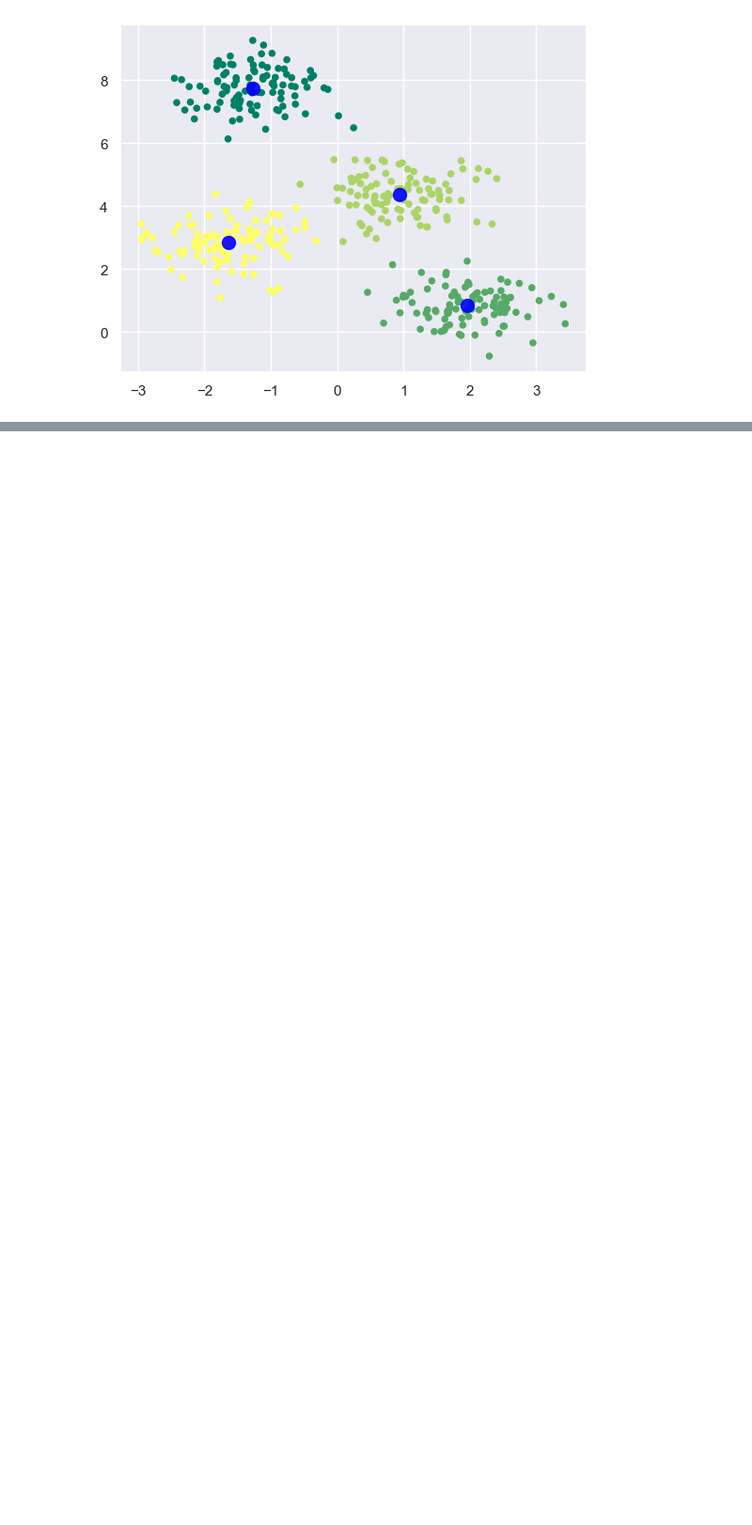
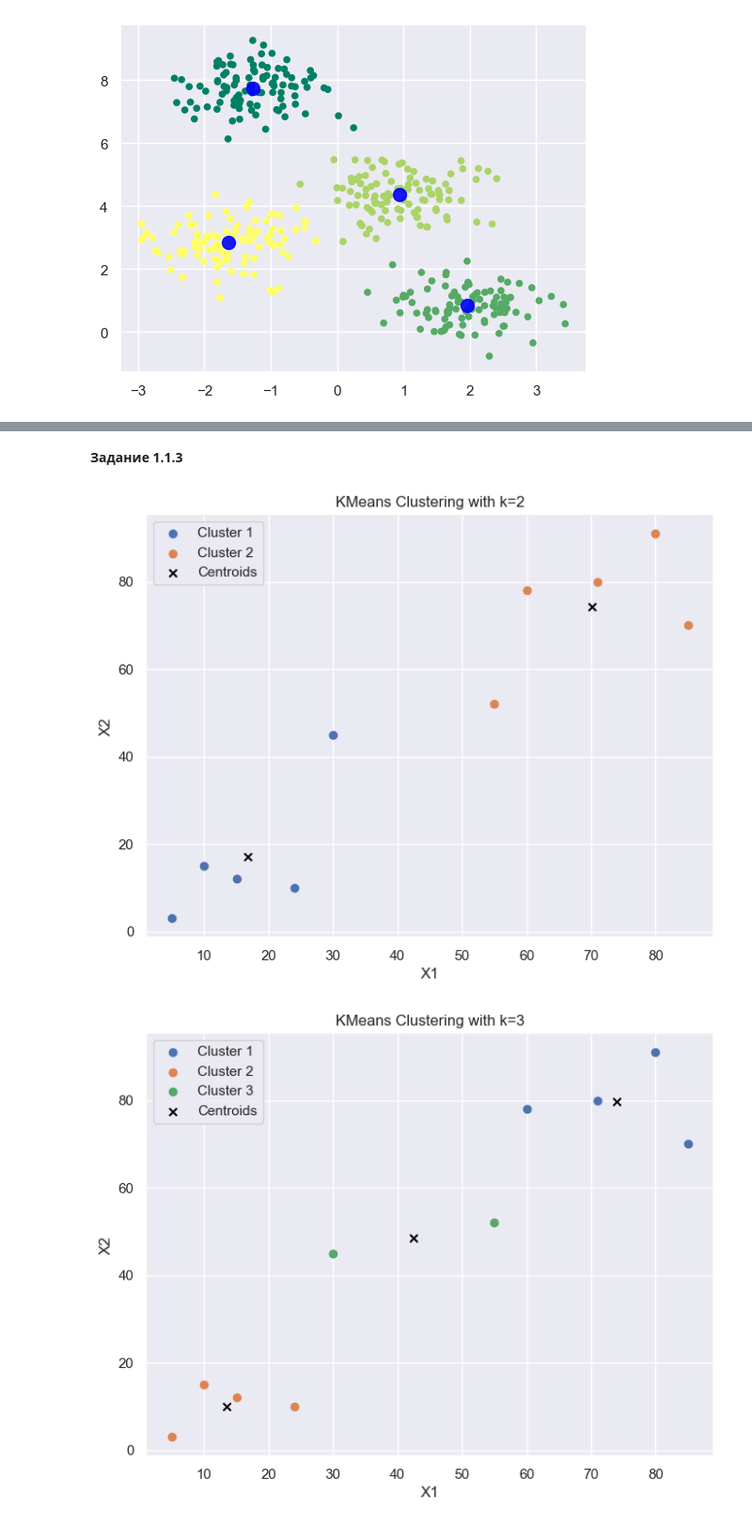
Before and after one commit to ivalukyan/workbook-ml, a Jupyter notebook: src/Workbook8_Lukyanov_I.ipynb, the cells around one changed output, grey strips where cells are left out. Shown at 94% size. Drawn from its saved outputs; the diff is of its cells as text; code cells hidden in the pictures; blank space fills up the shorter version.

```diff
--- a/src/Workbook8_Lukyanov_I.ipynb
+++ b/src/Workbook8_Lukyanov_I.ipynb
@@ -39,0 +66,35 @@ plt.show()
+# %% [markdown]
+**Задание 1.1.3**
+# %%
+import numpy as np
+from sklearn.cluster import KMeans
+import matplotlib.pyplot as plt
+
+
+X = np.array([[5,3], [10,15], [15,12], [24,10], [30,45], [85,70], [71,80], [60,78], [55,52], [80,91]])
+
+
+def kmeans_clustering(k):
+    kmeans = KMeans(n_clusters=k)
+    kmeans.fit(X)
+
+    labels = kmeans.labels_
+
+    centroids = kmeans.cluster_centers_
+
+    plt.figure(figsize=(8, 6))
+    for i in range(k):
+        cluster_points = X[labels == i]
+        plt.scatter(cluster_points[:, 0], cluster_points[:, 1], label=f'Cluster {i+1}')
+    plt.scatter(centroids[:, 0], centroids[:, 1], color='black', marker='x', label='Centroids')
+    plt.title(f'KMeans Clustering with k={k}')
+    plt.xlabel('X1')
+    plt.ylabel('X2')
+    plt.legend()
+    plt.show()
+
+for k in range(2, 6):
+    kmeans_clustering(k)
+# %% [output]
+[figure, added]
+[figure, added]
```
Also changed, not shown: parts of 5 cells of this notebook.
